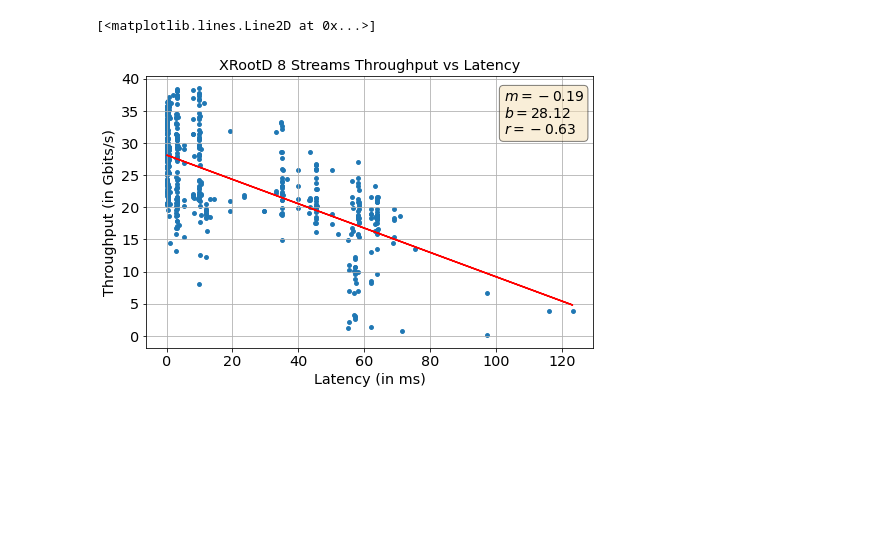
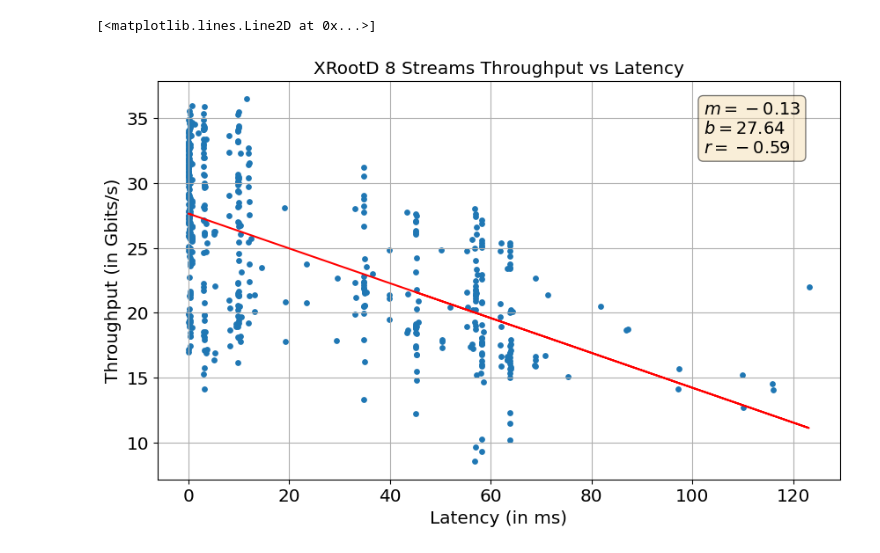
Before and after one commit to aaarora/throughput-latency, a Jupyter notebook: Correlation.ipynb, the cells around one changed output. Cells and saved outputs as stored; diff of their text form; code cells hidden in the pictures; blank space fills up the shorter version.

```diff
--- a/Correlation.ipynb
+++ b/Correlation.ipynb
@@ -6,37 +7,38 @@ from scipy import stats
 # %%
 # matplotlob params
 params = {'legend.fontsize': 'x-large',
-          'figure.figsize': (8, 5),
+          'figure.dpi': 100,
+          'figure.figsize': (10, 6),
           'axes.labelsize': 'x-large',
           'axes.titlesize':'x-large',
           'xtick.labelsize':'x-large',
           'ytick.labelsize':'x-large'}
 plt.rcParams.update(params)
 # %%
-with open('xrootd-8-dataPoints.txt','rb') as f2:
+with open('./dataPoints/run4/xrootd-dataPoints.txt','rb') as f2:
     xrootd_data = pickle.load(f2)
 xrootd_dataArray = np.array(xrootd_data)
 xrootd_x = xrootd_dataArray[:,0]
 xrootd_y = xrootd_dataArray[:,1]
 
 xrootd_m, xrootd_b, xrootd_r, xrootd_p, xrootd_stderr = stats.linregress(xrootd_x, xrootd_y)
 
 fig, ax = plt.subplots()
 textstr = '\n'.join((
 rf'$m = {round(xrootd_m,2)}$',
 rf'$b = {round(xrootd_b,2)}$',
 rf'$r = {round(xrootd_r,2)}$'))
 
 props = dict(boxstyle='round', facecolor='wheat', alpha=0.5)
 ax.text(0.8, 0.95, textstr, transform=ax.transAxes, fontsize=14,
         verticalalignment='top', bbox=props)
 ax.set_title('XRootD 8 Streams Throughput vs Latency')
 ax.set_xlabel('Latency (in ms)')
 ax.set_ylabel('Throughput (in Gbits/s)')
 ax.grid(True, which='both')
 ax.scatter(xrootd_x,xrootd_y,s=15)
 ax.plot(xrootd_x, xrootd_m*xrootd_x+xrootd_b,color='red')
 # %% [output]
 [<matplotlib.lines.Line2D at 0x...>]
-[figure, old version]
+[figure, new version]
 # %%
```
Also changed, not shown: parts of 10 cells of this notebook.
